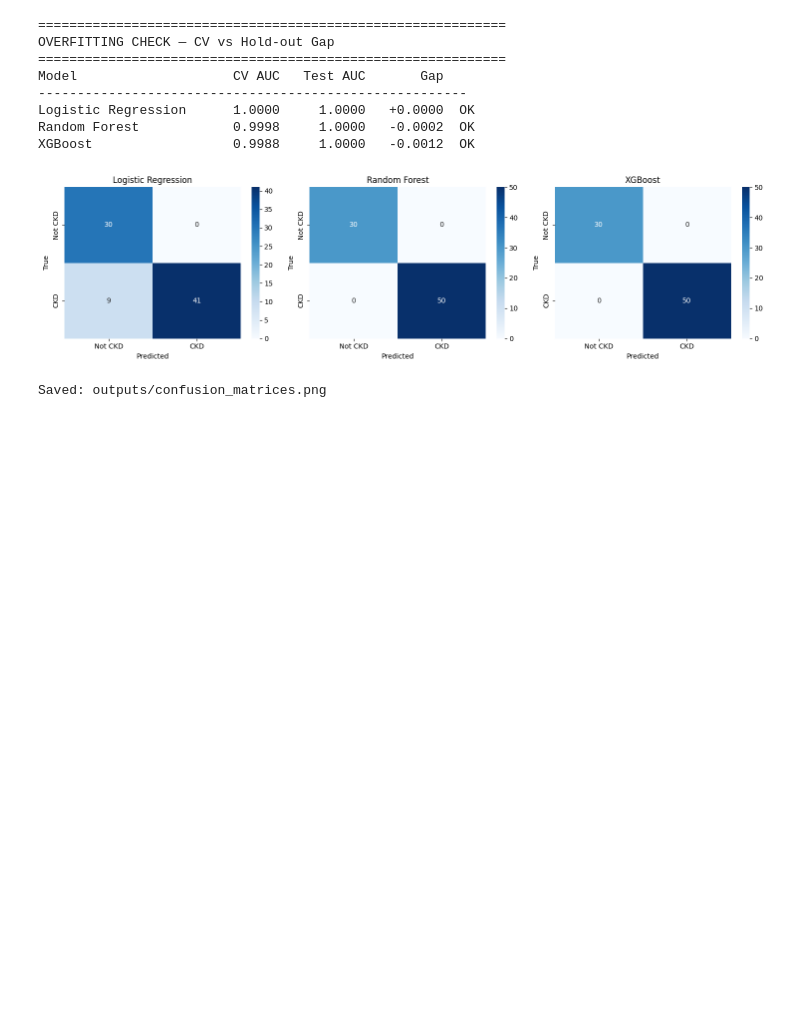
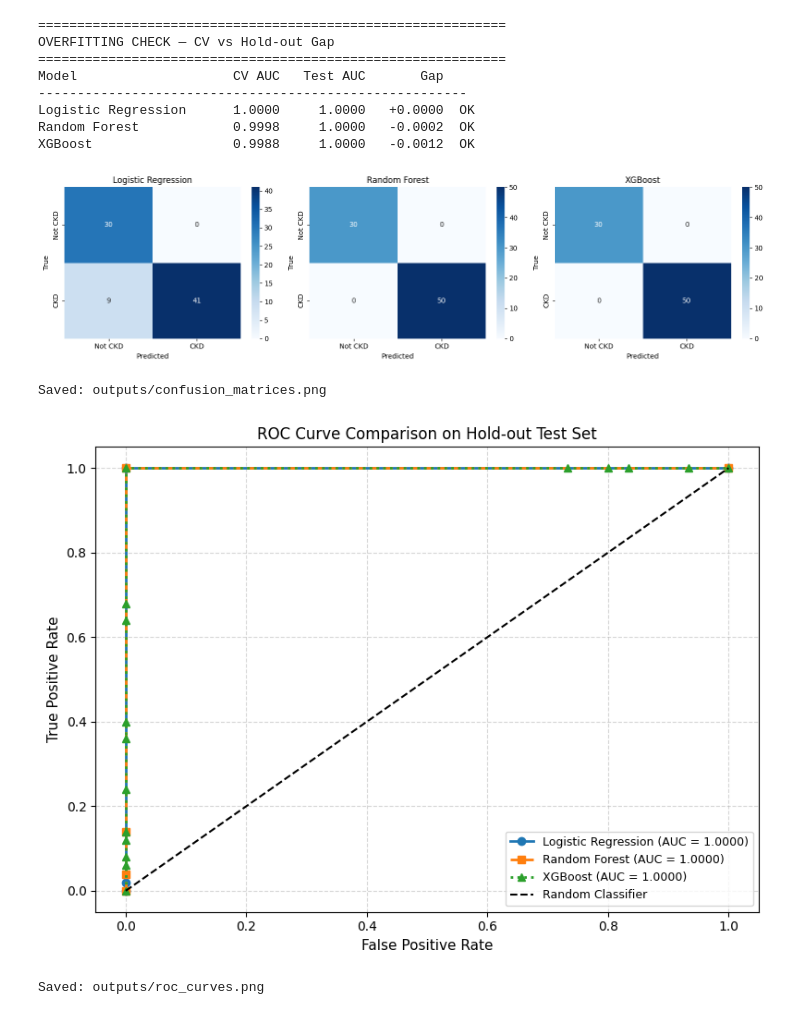
Before and after one commit to Adweta4810/explainable-disease-risk-prediction, a Jupyter notebook: notebooks/ckd_model_training.ipynb, the cells around one changed output. Saved outputs shown, nothing was run; the diff lists cells and outputs as text; code cells hidden in the pictures; blank space fills up the shorter version.

Commit message:
feat: add ROC curve analysis on hold-out test set showing model comparison and AUC performance

```diff
--- a/notebooks/ckd_model_training.ipynb
+++ b/notebooks/ckd_model_training.ipynb
@@ -599,3 +599,46 @@ print('Saved: outputs/confusion_matrices.png')
 # %% [output]
 [figure]
 Saved: outputs/confusion_matrices.png
+# %%
+# ROC CURVES
+
+plt.figure(figsize=(8, 6))
+
+styles = {
+    'Logistic Regression': ('-', 'o'),
+    'Random Forest': ('--', 's'),
+    'XGBoost': (':', '^')
+}
+
+for name, model in models.items():
+    y_prob = model.predict_proba(X_test)[:, 1]
+    fpr, tpr, _ = roc_curve(y_test, y_prob)
+    auc = roc_auc_score(y_test, y_prob)
+
+    line_style, marker_style = styles[name]
+
+    plt.plot(
+        fpr, tpr,
+        linestyle=line_style,
+        marker=marker_style,
+        linewidth=2,
+        markersize=6,
+        label=f'{name} (AUC = {auc:.4f})'
+    )
+
+plt.plot([0, 1], [0, 1], 'k--', linewidth=1.5, label='Random Classifier')
+
+plt.xlabel('False Positive Rate', fontsize=11)
+plt.ylabel('True Positive Rate', fontsize=11)
+plt.title('ROC Curve Comparison on Hold-out Test Set', fontsize=12)
+plt.legend(loc='lower right', fontsize=9)
+plt.grid(True, linestyle='--', alpha=0.5)
+plt.tight_layout()
+
+plt.savefig('outputs/roc_curves.png', dpi=150)
+plt.show()
+
+print('Saved: outputs/roc_curves.png')
+# %% [output]
+[figure, added]
+Saved: outputs/roc_curves.png
```
Also changed, not shown: 1 other file.
